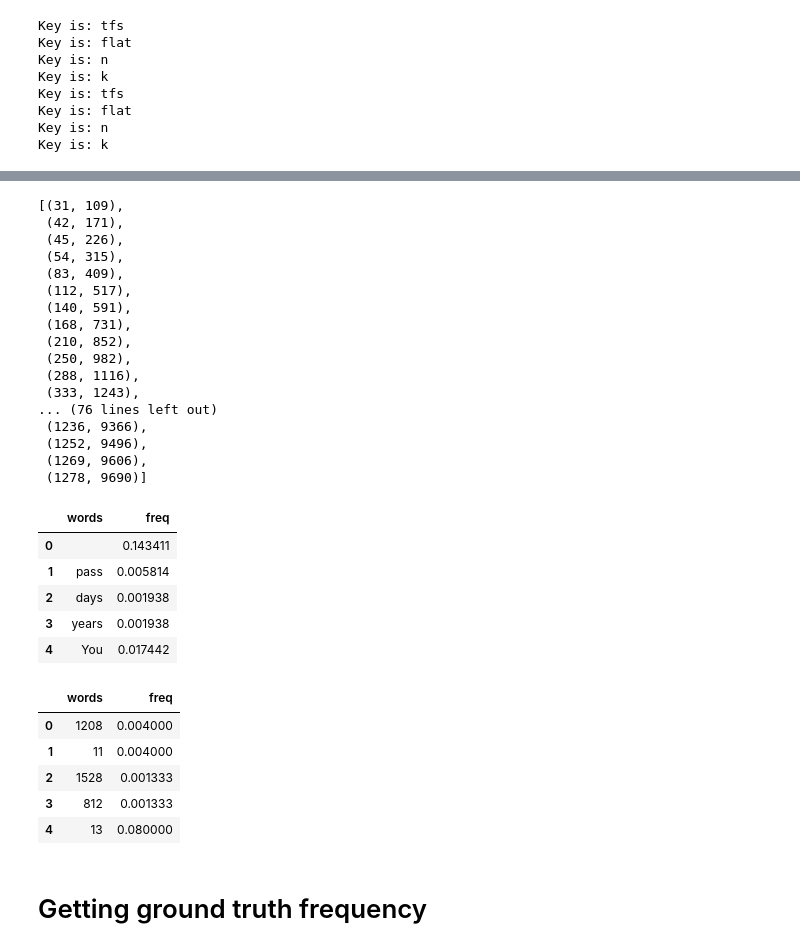
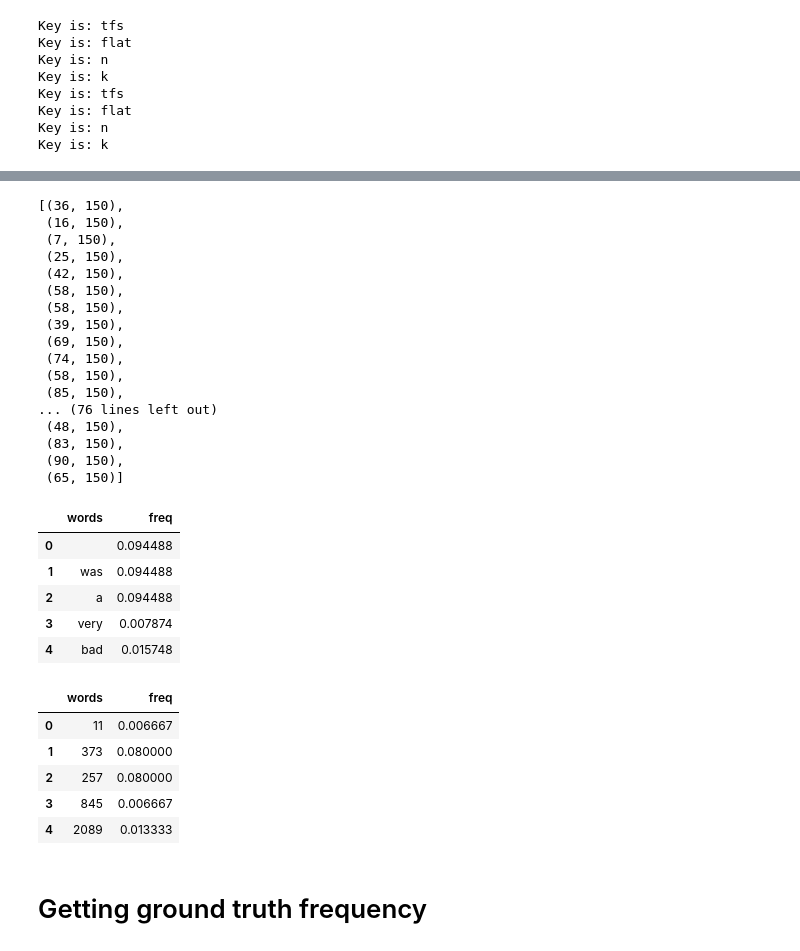
Before and after one commit to TrentBrick/tail-sampling, a Jupyter notebook: VocabDiversityAnalysis.ipynb, the cells around one changed output, grey strips where cells are left out. Saved outputs shown, nothing was run; the diff lists cells and outputs as text; code cells hidden in the pictures.

```diff
--- a/VocabDiversityAnalysis.ipynb
+++ b/VocabDiversityAnalysis.ipynb
@@ -219,41 +241,41 @@ dict_keys(['tfs-sampling-type_0.25', 'tfs-sampling-type_0.75', 'tfs-sampling-typ
 # %%
-tot_word_occ['tfs-sampling-type_0.75']
+tot_token_occ['tfs-sampling-type_0.75'+'_is_prompt-'+str(False)]
 # %% [output]
-[(31, 109),
- (42, 171),
- (45, 226),
- (54, 315),
- (83, 409),
- (112, 517),
- (140, 591),
- (168, 731),
- (210, 852),
- (250, 982),
- (288, 1116),
- (333, 1243),
+[(36, 150),
+ (16, 150),
+ (7, 150),
+ (25, 150),
+ (42, 150),
+ (58, 150),
+ (58, 150),
+ (39, 150),
+ (69, 150),
+ (74, 150),
+ (58, 150),
+ (85, 150),
 ... (76 lines left out)
- (1236, 9366),
- (1252, 9496),
- (1269, 9606),
- (1278, 9690)]
+ (48, 150),
+ (83, 150),
+ (90, 150),
+ (65, 150)]
 # %%
-word_freq_percentage['tfs-sampling-type_0.25prompt_4'].head()
+word_freq_percentage['tfs-sampling-type_0.25prompt_4'+'_is_prompt-'+str(False)].head()
 # %% [output]
 |  | words | freq |
-| 0 |  | 0.143411 |
-| 1 | pass | 0.005814 |
-| 2 | days | 0.001938 |
-| 3 | years | 0.001938 |
-| 4 | You | 0.017442 |
+| 0 |  | 0.094488 |
+| 1 | was | 0.094488 |
+| 2 | a | 0.094488 |
+| 3 | very | 0.007874 |
+| 4 | bad | 0.015748 |
 # %%
-token_freq_percentage['tfs-sampling-type_0.25prompt_4'].head()
+token_freq_percentage['tfs-sampling-type_0.25prompt_4'+'_is_prompt-'+str(False)].head()
 # %% [output]
 |  | words | freq |
-| 0 | 1208 | 0.004000 |
-| 1 | 11 | 0.004000 |
-| 2 | 1528 | 0.001333 |
-| 3 | 812 | 0.001333 |
-| 4 | 13 | 0.080000 |
+| 0 | 11 | 0.006667 |
+| 1 | 373 | 0.080000 |
+| 2 | 257 | 0.080000 |
+| 3 | 845 | 0.006667 |
+| 4 | 2089 | 0.013333 |
 # %% [markdown]
 # Getting ground truth frequency
 # %%
```
Also changed, not shown: parts of 20 cells of this notebook.
